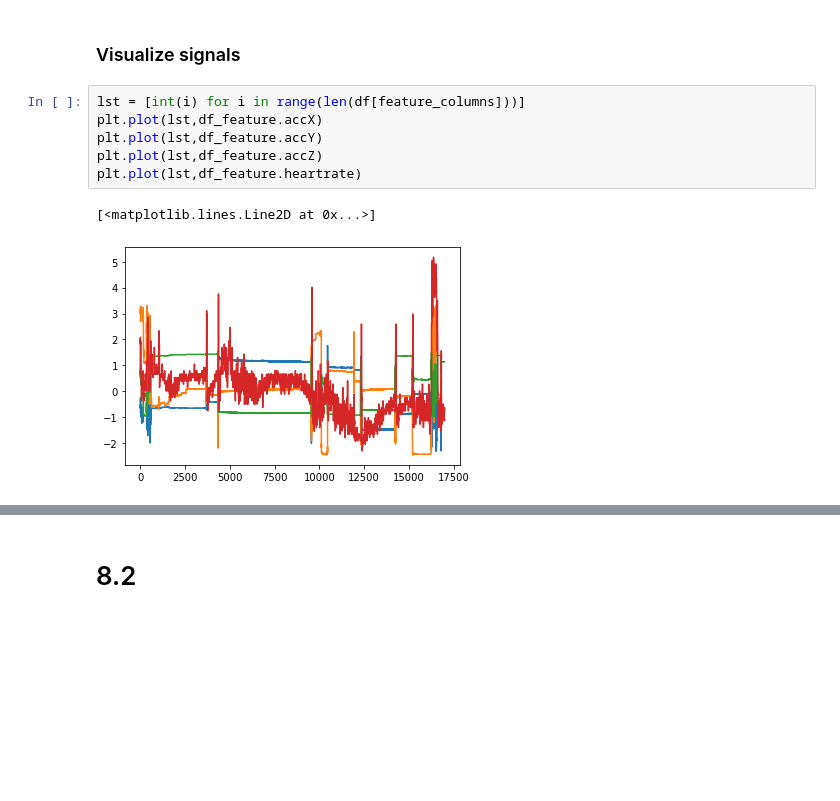
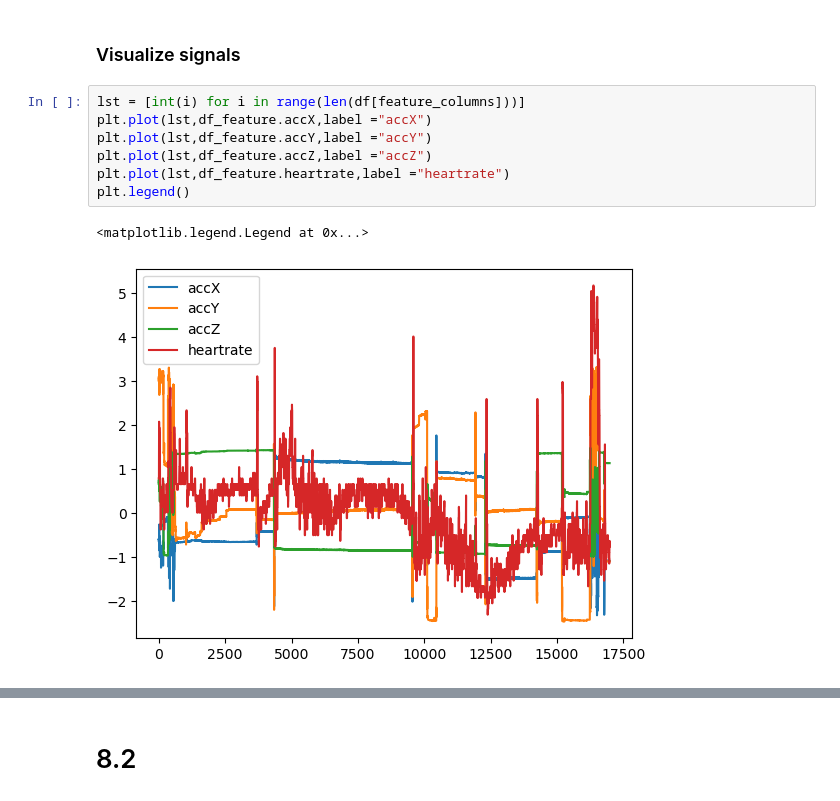
Before and after one commit to oathathat/ML_Kmitl_3D, a Jupyter notebook: Lab/Lab8.ipynb, the cells around one changed output, grey strips where cells are left out. Cells and saved outputs as stored; diff of their text form; blank space fills up the shorter version.

```diff
--- a/Lab/Lab8.ipynb
+++ b/Lab/Lab8.ipynb
@@ -187,12 +173,13 @@ df_feature
 ### Visualize signals
 # %%
 lst = [int(i) for i in range(len(df[feature_columns]))]
-plt.plot(lst,df_feature.accX)
-plt.plot(lst,df_feature.accY)
-plt.plot(lst,df_feature.accZ)
-plt.plot(lst,df_feature.heartrate)
+plt.plot(lst,df_feature.accX,label ="accX")
+plt.plot(lst,df_feature.accY,label ="accY")
+plt.plot(lst,df_feature.accZ,label ="accZ")
+plt.plot(lst,df_feature.heartrate,label ="heartrate")
+plt.legend()
 # %% [output]
-[<matplotlib.lines.Line2D at 0x...>]
+<matplotlib.legend.Legend at 0x...>
-[figure, old version]
+[figure, new version]
 # %%
 lst = [int(i) for i in range(len(df.heartrate))]
```
Also changed, not shown: parts of 7 cells of this notebook, 2 other files.
